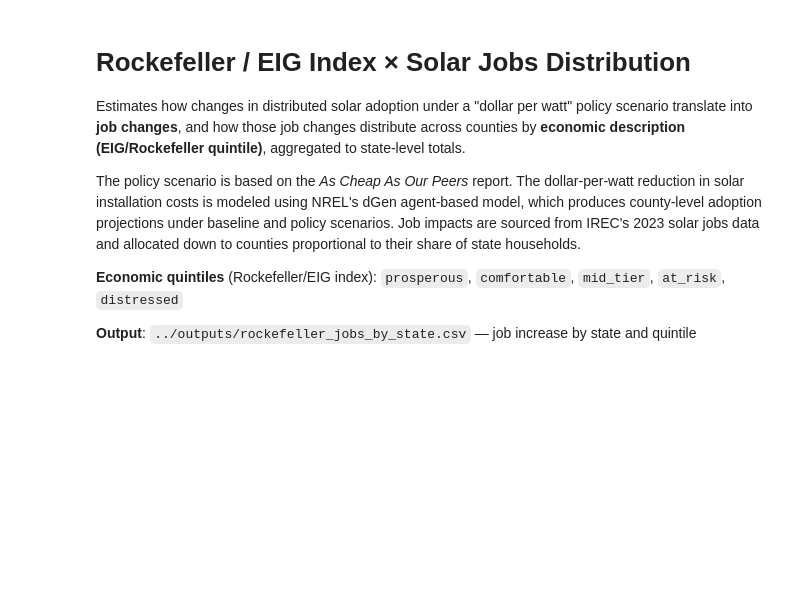
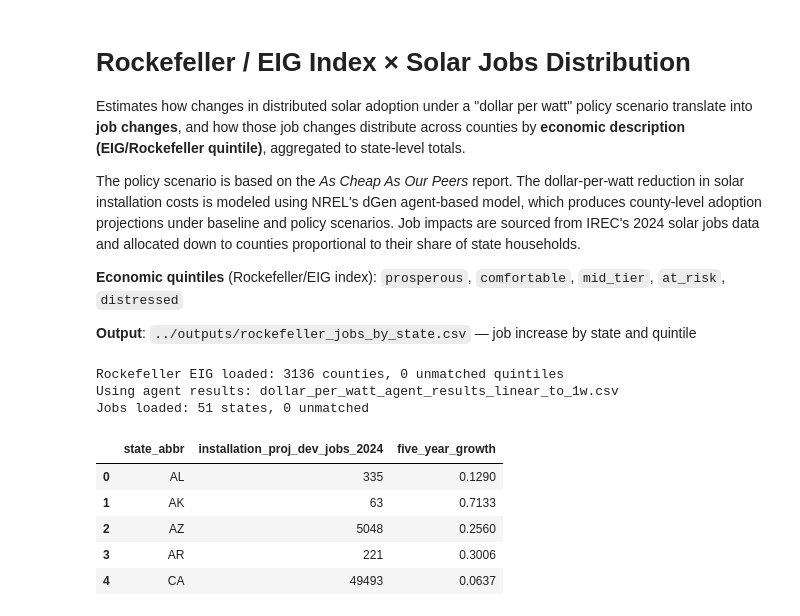
Before and after one commit to Permit-Power/ad_hoc, a Jupyter notebook: notebooks/rockefeller_jobs.ipynb, the cells around one changed output. Cells and saved outputs as stored; diff of their text form; code cells hidden in the pictures; blank space fills up the shorter version.

```diff
--- a/notebooks/rockefeller_jobs.ipynb
+++ b/notebooks/rockefeller_jobs.ipynb
@@ -7,7 +3,7 @@ import geopandas as gpd
 
 Estimates how changes in distributed solar adoption under a "dollar per watt" policy scenario translate into **job changes**, and how those job changes distribute across counties by **economic description (EIG/Rockefeller quintile)**, aggregated to state-level totals.
 
-The policy scenario is based on the *As Cheap As Our Peers* report. The dollar-per-watt reduction in solar installation costs is modeled using NREL's dGen agent-based model, which produces county-level adoption projections under baseline and policy scenarios. Job impacts are sourced from IREC's 2023 solar jobs data and allocated down to counties proportional to their share of state households.
+The policy scenario is based on the *As Cheap As Our Peers* report. The dollar-per-watt reduction in solar installation costs is modeled using NREL's dGen agent-based model, which produces county-level adoption projections under baseline and policy scenarios. Job impacts are sourced from IREC's 2024 solar jobs data and allocated down to counties proportional to their share of state households.
 
 **Economic quintiles** (Rockefeller/EIG index): `prosperous`, `comfortable`, `mid_tier`, `at_risk`, `distressed`
 
@@ -15,10 +14,64 @@ The policy scenario is based on the *As Cheap As Our Peers* report. The dollar-p
 # %%
+# ── File selection ────────────────────────────────────────────────────────────
+#AGENT_RESULTS_FILE = "dollar_per_watt_agent_results.csv"
+# AGENT_RESULTS_FILE = "dollar_per_watt_agent_results_old_tariffs.csv"
+AGENT_RESULTS_FILE = "dollar_per_watt_agent_results_linear_to_1w.csv"
+
+# ─────────────────────────────────────────────────────────────────────────────
+
 # Load data
-jobs = pd.read_csv("../data/irec_solar_jobs.csv")
-rockefeller = pd.read_csv("../data/rockefeller_eig_index.csv", dtype={"geoid10": str})
-results = pd.read_csv("../data/dollar_per_watt_agent_results.csv", dtype={"county_id": str})
+results = pd.read_csv(f"../data/{AGENT_RESULTS_FILE}", dtype={"county_id": str})
 map = pd.read_csv("../data/dgen_county_fips_mapping.csv", dtype={"geoid10": str, "county_id": str})
-states = gpd.read_file("../data/states.shp")
+
+QUINTILE_LABELS = {1: 'prosperous', 2: 'comfortable', 3: 'mid_tier', 4: 'at_risk', 5: 'distressed'}
+
+try:
+    _eig = pd.read_csv("../data/rockefeller_eig_index.csv", encoding='latin1')
+    rockefeller = pd.DataFrame({
+        'geoid10': _eig['County ID'].astype(str).str.zfill(5),
+        'quintile': _eig['Quintile (5=Distressed)'].map(QUINTILE_LABELS),
+    })
+    print(f"Rockefeller EIG loaded: {len(rockefeller)} counties, {rockefeller['quintile'].isna().sum()} unmatched quintiles")
+except Exception:
+    rockefeller = None
+    print("Note: rockefeller_eig_index.csv not found — EIG join will be skipped.")
 
 # RESIDENTIAL PROPORTION
-RES_PROP = (100814+30696)/178812 # From IREC report
+RES_PROP = (100814 + 30696) / 178812  # From IREC report
+
+# State name → abbreviation lookup
+STATE_ABBR = {
+    'Alabama': 'AL', 'Alaska': 'AK', 'Arizona': 'AZ', 'Arkansas': 'AR', 'California': 'CA',
+    'Colorado': 'CO', 'Connecticut': 'CT', 'Delaware': 'DE', 'Florida': 'FL', 'Georgia': 'GA',
+    'Hawaii': 'HI', 'Idaho': 'ID', 'Illinois': 'IL', 'Indiana': 'IN', 'Iowa': 'IA',
+    'Kansas': 'KS', 'Kentucky': 'KY', 'Louisiana': 'LA', 'Maine': 'ME', 'Maryland': 'MD',
+    'Massachusetts': 'MA', 'Michigan': 'MI', 'Minnesota': 'MN', 'Mississippi': 'MS',
+    'Missouri': 'MO', 'Montana': 'MT', 'Nebraska': 'NE', 'Nevada': 'NV', 'New Hampshire': 'NH',
+    'New Jersey': 'NJ', 'New Mexico': 'NM', 'New York': 'NY', 'North Carolina': 'NC',
+    'North Dakota': 'ND', 'Ohio': 'OH', 'Oklahoma': 'OK', 'Oregon': 'OR', 'Pennsylvania': 'PA',
+    'Rhode Island': 'RI', 'South Carolina': 'SC', 'South Dakota': 'SD', 'Tennessee': 'TN',
+    'Texas': 'TX', 'Utah': 'UT', 'Vermont': 'VT', 'Virginia': 'VA', 'Washington': 'WA',
+    'West Virginia': 'WV', 'Wisconsin': 'WI', 'Wyoming': 'WY', 'District of Columbia': 'DC',
+}
+
+# Load IREC file — already has 2024 installation/project dev jobs directly
+jobs_raw = pd.read_csv("../data/irec_solar_jobs.csv")
+jobs = pd.DataFrame({
+    'state_abbr':                     jobs_raw['State'].map(STATE_ABBR),
+    'installation_proj_dev_jobs_2024': jobs_raw['Installation & Project Development'],
+    'five_year_growth':                jobs_raw['5-Year % Growth'] / 100,
+})
+
+print(f"Using agent results: {AGENT_RESULTS_FILE}")
+print(f"Jobs loaded: {len(jobs)} states, {jobs['state_abbr'].isna().sum()} unmatched")
+jobs.head()
+# %% [output]
+Rockefeller EIG loaded: 3136 counties, 0 unmatched quintiles
+Using agent results: dollar_per_watt_agent_results_linear_to_1w.csv
+Jobs loaded: 51 states, 0 unmatched
+|  | state_abbr | installation_proj_dev_jobs_2024 | five_year_growth |
+| 0 | AL | 335 | 0.1290 |
+| 1 | AK | 63 | 0.7133 |
+| 2 | AZ | 5048 | 0.2560 |
+| 3 | AR | 221 | 0.3006 |
+| 4 | CA | 49493 | 0.0637 |
```
Also changed, not shown: parts of 14 cells of this notebook.
